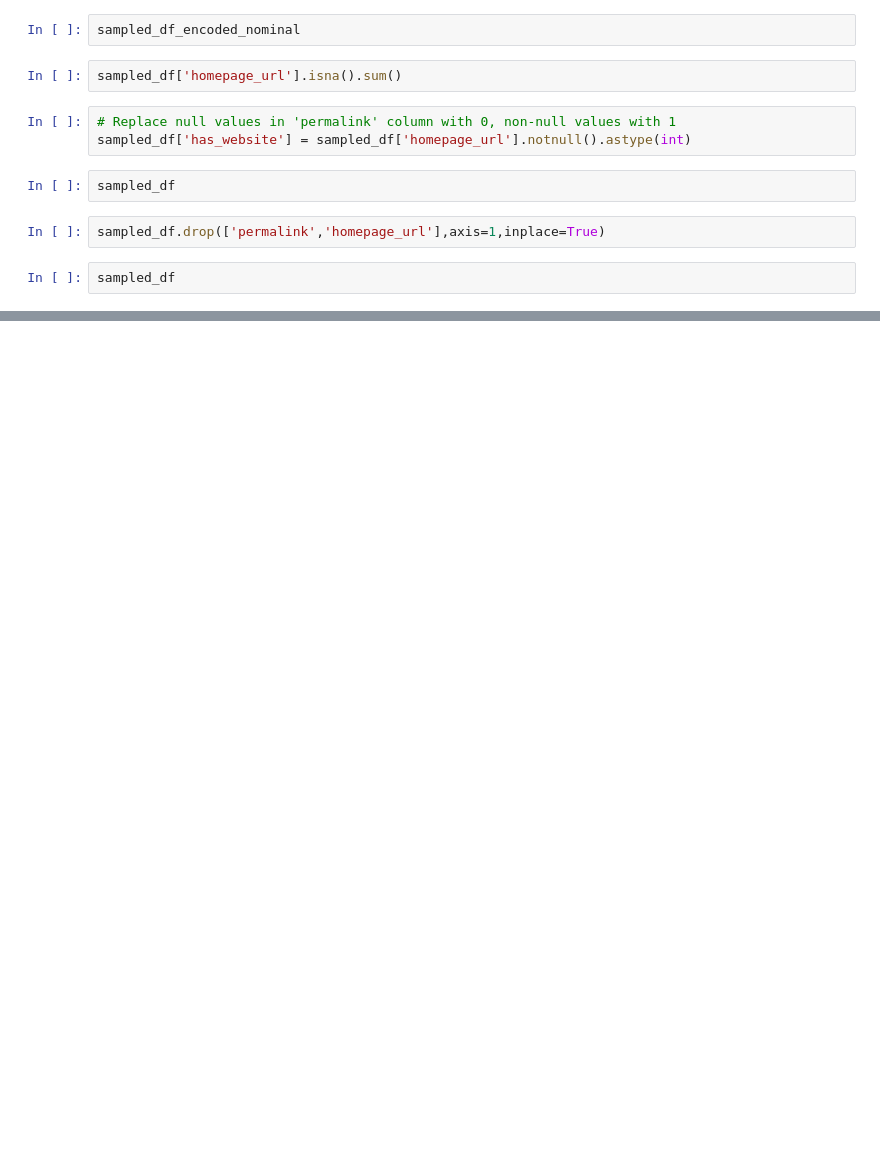
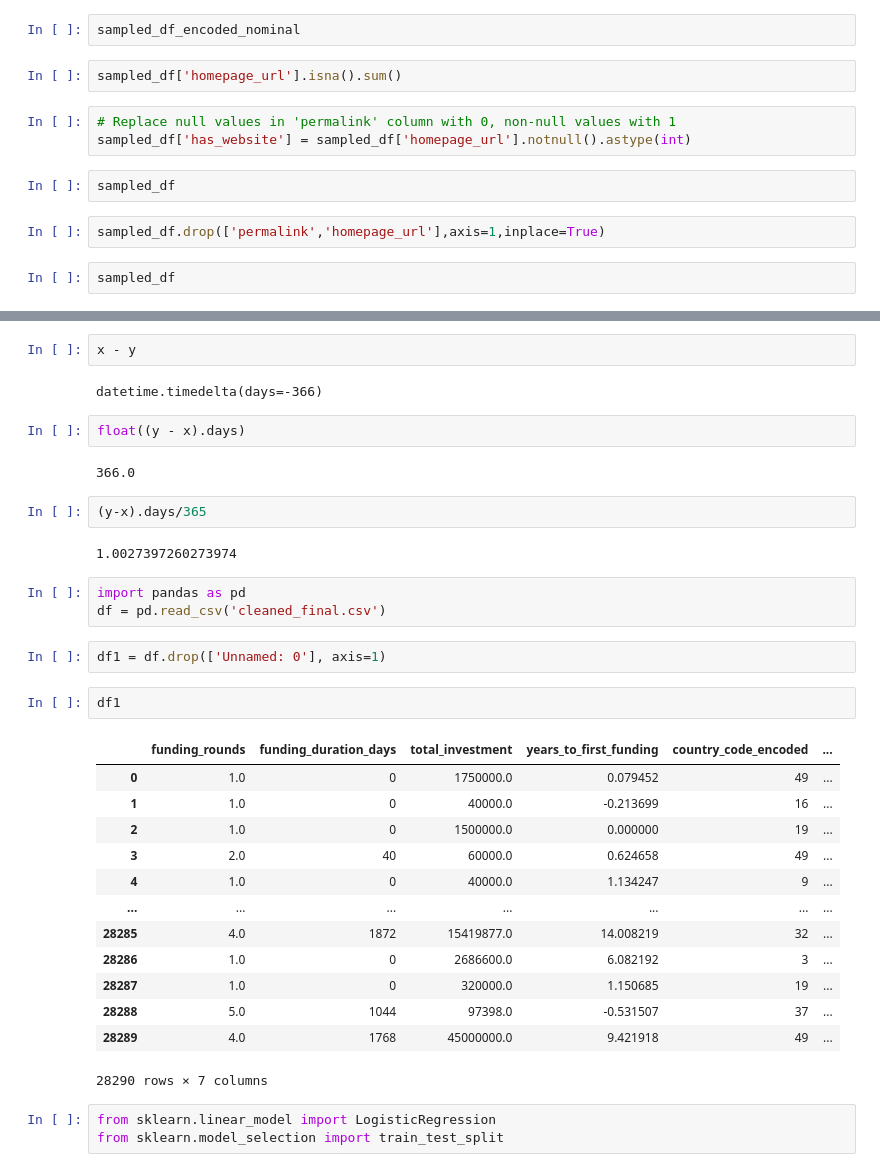
Before and after one commit to gauravparajuli/startupsuccessprediction, a Jupyter notebook: notebook/EDA-continuation(1).ipynb, the cells around one changed output, grey strips where cells are left out. Cells and saved outputs as stored; diff of their text form; blank space fills up the shorter version.

```diff
--- a/notebook/EDA-continuation(1).ipynb
+++ b/notebook/EDA-continuation(1).ipynb
@@ -1096,0 +1105,36 @@ sampled_df
+# %%
+x - y
+# %% [output]
+datetime.timedelta(days=-366)
+# %%
+float((y - x).days)
+# %% [output]
+366.0
+# %%
+(y-x).days/365
+# %% [output]
+1.0027397260273974
+# %%
+import pandas as pd
+df = pd.read_csv('cleaned_final.csv')
+# %%
+df1 = df.drop(['Unnamed: 0'], axis=1)
+# %%
+df1
+# %% [output]
+|  | funding_rounds | funding_duration_days | total_investment | years_to_first_funding | country_code_encoded | ... |
+| 0 | 1.0 | 0 | 1750000.0 | 0.079452 | 49 | ... |
+| 1 | 1.0 | 0 | 40000.0 | -0.213699 | 16 | ... |
+| 2 | 1.0 | 0 | 1500000.0 | 0.000000 | 19 | ... |
+| 3 | 2.0 | 40 | 60000.0 | 0.624658 | 49 | ... |
+| 4 | 1.0 | 0 | 40000.0 | 1.134247 | 9 | ... |
+| ... | ... | ... | ... | ... | ... | ... |
+| 28285 | 4.0 | 1872 | 15419877.0 | 14.008219 | 32 | ... |
+| 28286 | 1.0 | 0 | 2686600.0 | 6.082192 | 3 | ... |
+| 28287 | 1.0 | 0 | 320000.0 | 1.150685 | 19 | ... |
+| 28288 | 5.0 | 1044 | 97398.0 | -0.531507 | 37 | ... |
+| 28289 | 4.0 | 1768 | 45000000.0 | 9.421918 | 49 | ... |
+28290 rows × 7 columns
+# %%
+from sklearn.linear_model import LogisticRegression
+from sklearn.model_selection import train_test_split
```
Also changed, not shown: parts of 22 cells of this notebook, 14 other files.
